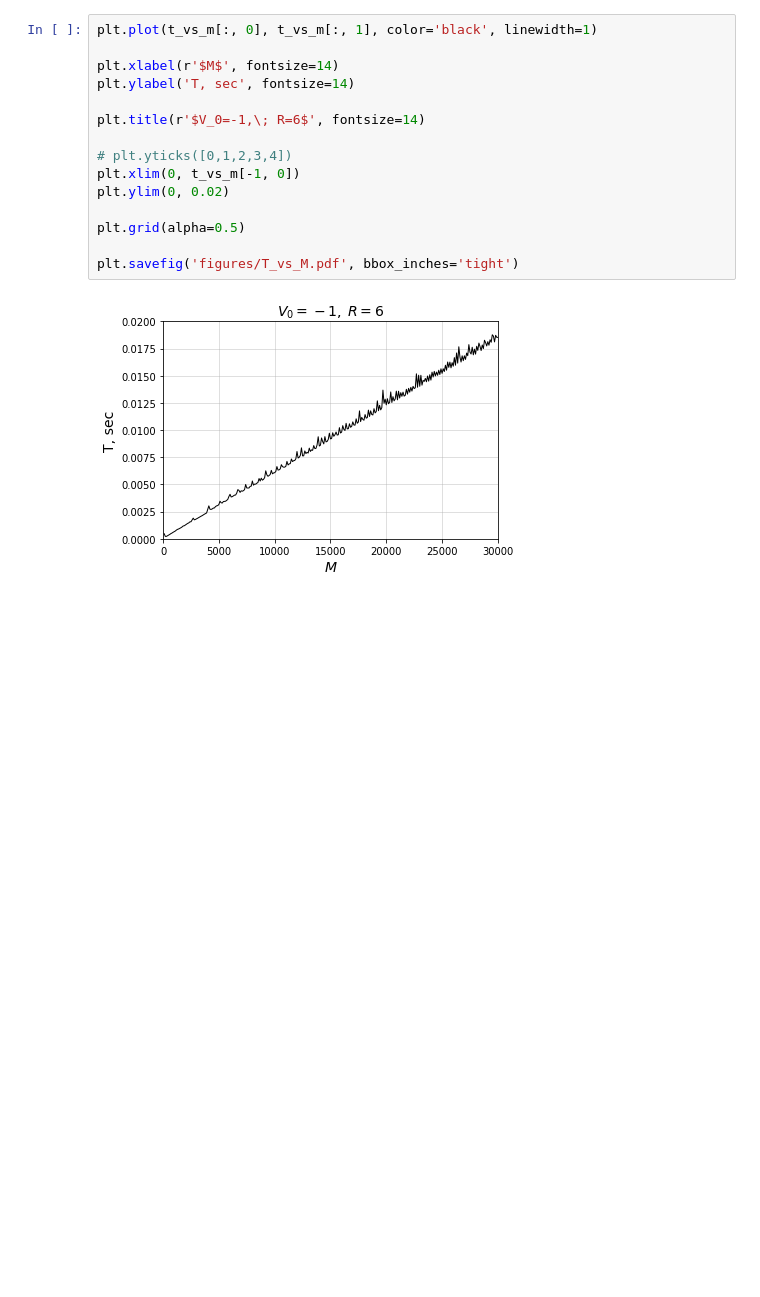
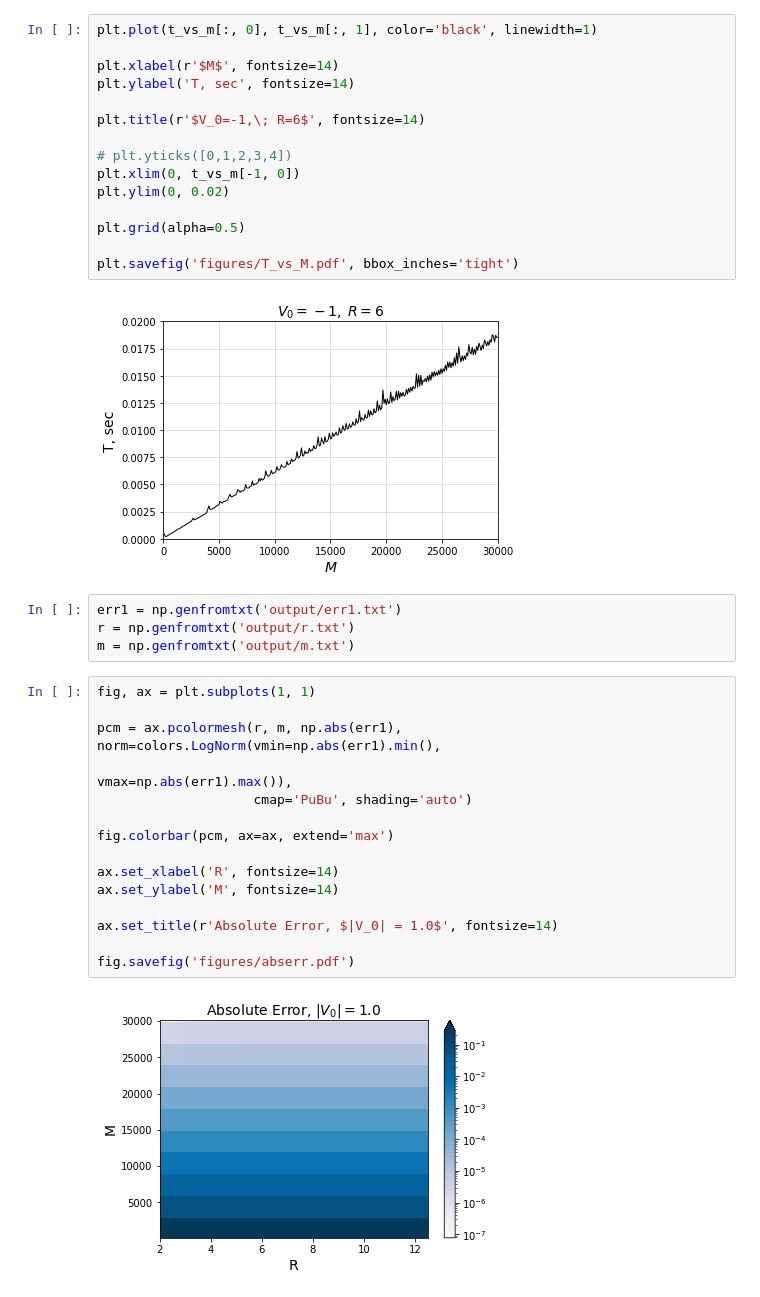
Before and after one commit to MrKozelberg/gaussian_wall, a Jupyter notebook: script.ipynb, the cells around one changed output. Cells and saved outputs as stored; diff of their text form; blank space fills up the shorter version.

```diff
--- a/script.ipynb
+++ b/script.ipynb
@@ -39,3 +45,24 @@ plt.grid(alpha=0.5)
 plt.savefig('figures/T_vs_M.pdf', bbox_inches='tight')
 # %% [output]
 [figure]
+# %%
+err1 = np.genfromtxt('output/err1.txt')
+r = np.genfromtxt('output/r.txt')
+m = np.genfromtxt('output/m.txt')
+# %%
+fig, ax = plt.subplots(1, 1)
+
+pcm = ax.pcolormesh(r, m, np.abs(err1), norm=colors.LogNorm(vmin=np.abs(err1).min(),
+                                                          vmax=np.abs(err1).max()),
+                    cmap='PuBu', shading='auto')
+
+fig.colorbar(pcm, ax=ax, extend='max')
+
+ax.set_xlabel('R', fontsize=14)
+ax.set_ylabel('M', fontsize=14)
+
+ax.set_title(r'Absolute Error, $|V_0| = 1.0$', fontsize=14)
+
+fig.savefig('figures/abserr.pdf')
+# %% [output]
+[figure, added]
```
Also changed, not shown: parts of 3 cells of this notebook, 21 other files.
